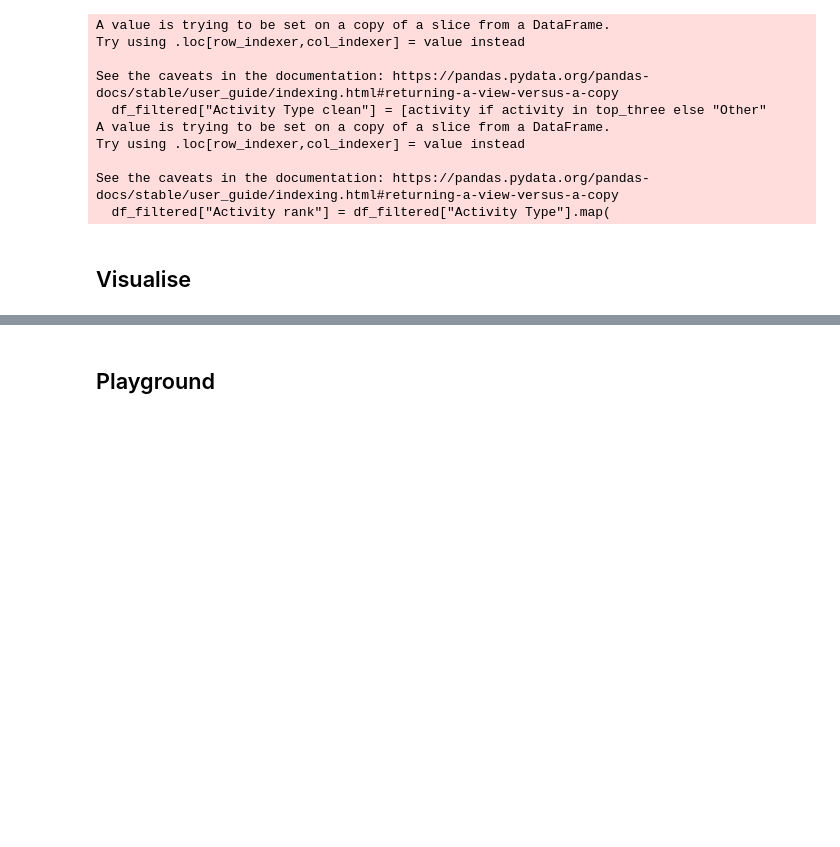
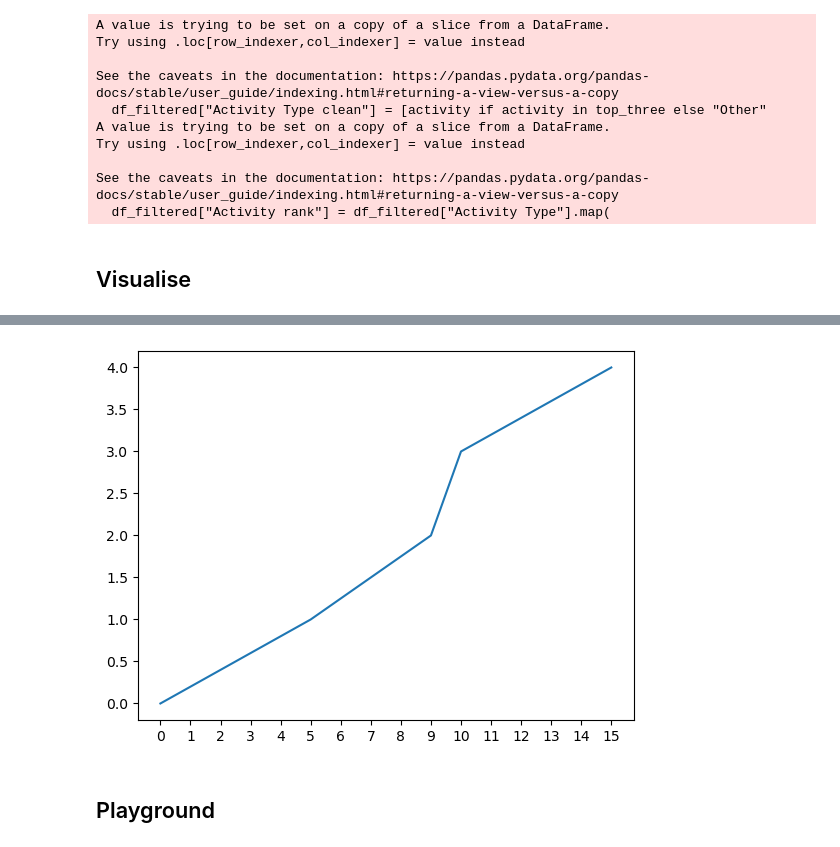
Before and after one commit to Lisa-Ho/year-in-sports, a Jupyter notebook: year-in-sports-prototype.ipynb, the cells around one changed output, grey strips where cells are left out. Saved outputs shown, nothing was run; the diff lists cells and outputs as text; code cells hidden in the pictures; blank space fills up the shorter version.

```diff
--- a/year-in-sports-prototype.ipynb
+++ b/year-in-sports-prototype.ipynb
@@ -226,2 +236,15 @@ plt.show()
+# %%
+import matplotlib.pyplot as plt
+import matplotlib.ticker as plticker
+
+x = [0,5,9,10,15]
+y = [0,1,2,3,4]
+fig, ax = plt.subplots()
+ax.plot(x,y)
+loc = plticker.MultipleLocator(base=1.0) # this locator puts ticks at regular intervals
+ax.xaxis.set_major_locator(loc)
+plt.show()
+# %% [output]
+[figure, added]
 # %% [markdown]
 ## Playground
```
Also changed, not shown: parts of 5 cells of this notebook, 1 other file.
